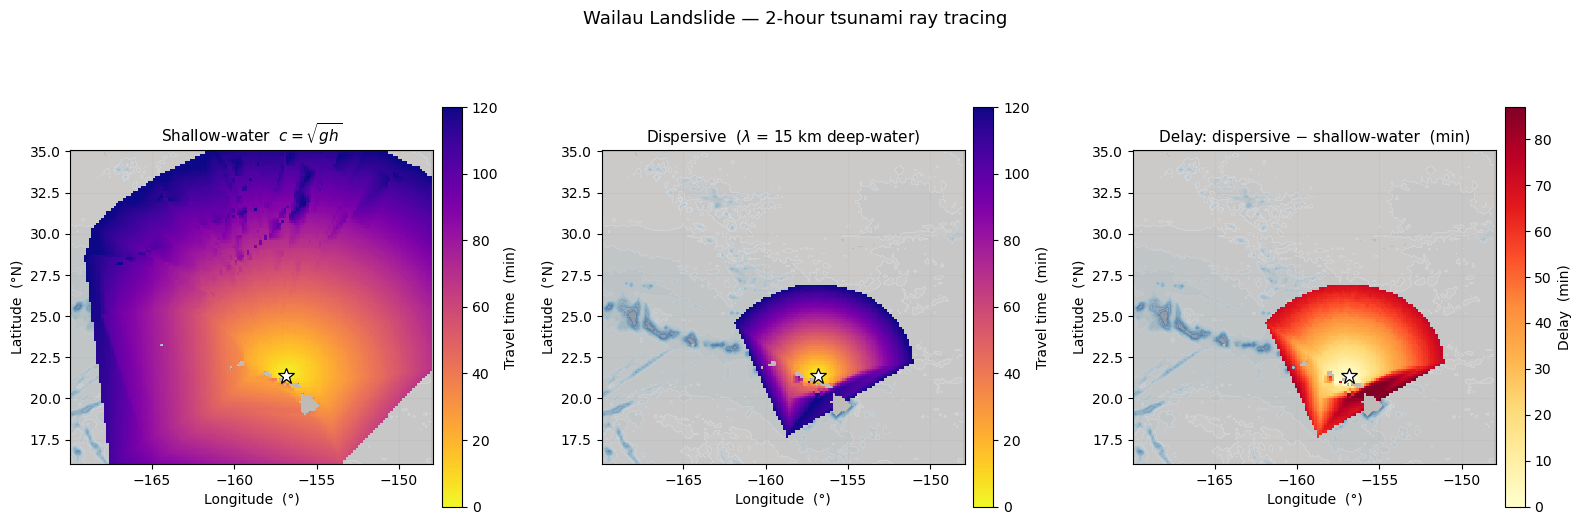
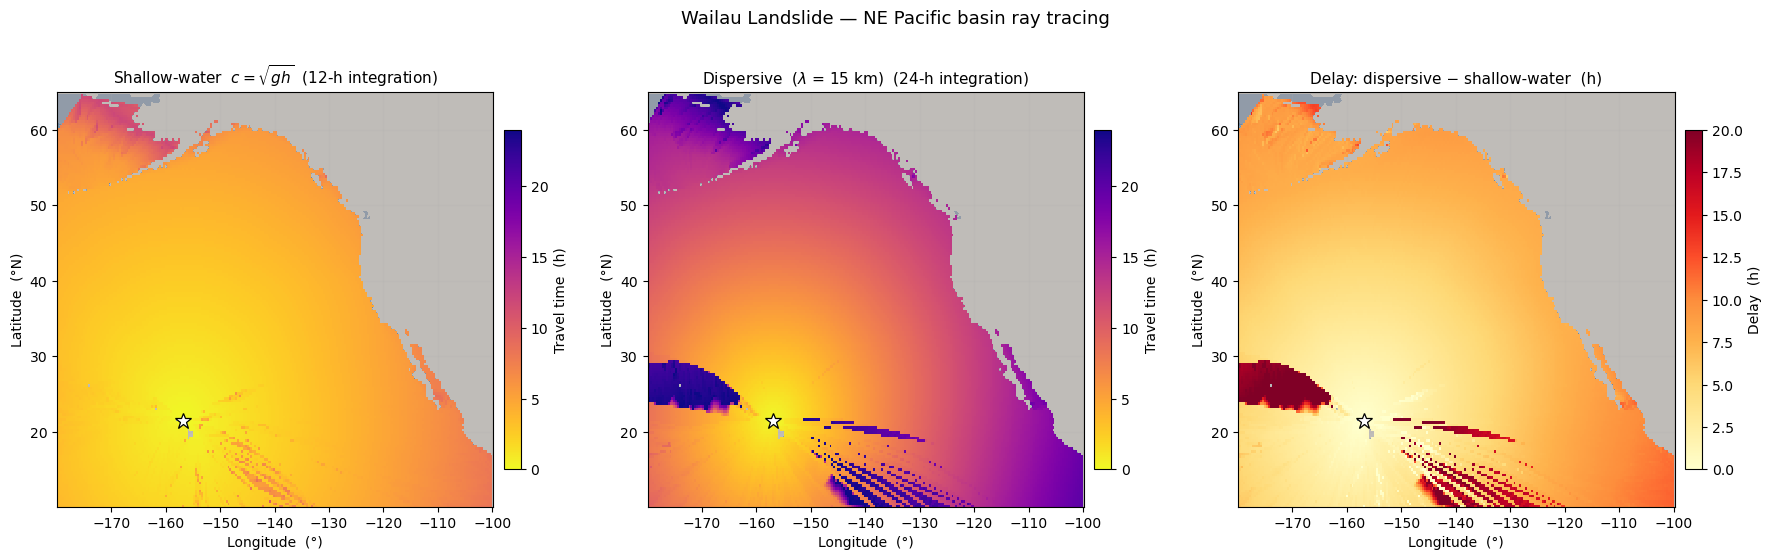
The change to this notebook cell's code, shown as a diff; its figure went from the first image to the second:
--- before
+++ after
@@ -7,18 +7,21 @@
 ocean_depth  = np.where(depth_bin > 0, depth_bin, np.nan)
 
-# ── shared colour scales ───────────────────────────────────────────────────────
-vmax_tt   = 120   # minutes
-vmax_diff = max(float(np.nanpercentile(tt_diff, 98)), 1.0)
+# ── colour scales (travel time in hours) ──────────────────────────────────────
+# Use the same 0–24 h scale for both travel-time panels so wavefront positions
+# are directly comparable; dispersive contours sit at roughly twice the hours
+# of their shallow-water counterparts.
+vmax_tt   = 24.0   # h
+vmax_diff = max(float(np.nanpercentile(tt_diff, 98)), 0.1)
 
-fig, axes = plt.subplots(1, 3, figsize=(16, 5.5))
+fig, axes = plt.subplots(1, 3, figsize=(18, 5.5))
 
-TT_MAPS = [tt_sw * 60, tt_disp * 60, tt_diff]
+TT_MAPS = [tt_sw, tt_disp, tt_diff]
 CMAPS   = ['plasma_r', 'plasma_r', 'YlOrRd']
 VMAXS   = [vmax_tt, vmax_tt, vmax_diff]
-LABELS  = ['Travel time  (min)', 'Travel time  (min)', 'Delay  (min)']
+LABELS  = ['Travel time  (h)', 'Travel time  (h)', 'Delay  (h)']
 TITLES  = [
-    r'Shallow-water  $c = \sqrt{gh}$',
-    f'Dispersive  ($\lambda$ = {LAM_WAILAU/1000:.0f} km deep-water)',
-    'Delay: dispersive − shallow-water  (min)',
+    r'Shallow-water  $c = \sqrt{gh}$  (12-h integration)',
+    f'Dispersive  ($\lambda$ = {LAM_WAILAU/1000:.0f} km)  (24-h integration)',
+    'Delay: dispersive − shallow-water  (h)',
 ]
 
@@ -26,12 +29,10 @@
         axes, TT_MAPS, CMAPS, VMAXS, TITLES, LABELS):
 
-    ax.set_facecolor('#bfbcb8')   # land / no-data areas in grey
+    ax.set_facecolor('#bfbcb8')
 
-    # Pale bathymetry contours in the ocean as spatial context
     ax.contourf(lon_bin, lat_bin, ocean_depth,
                 levels=np.linspace(0, 6000, 13), cmap='Blues_r',
                 alpha=0.25, zorder=1)
 
-    # Travel time / delay (NaN over land is transparent → shows grey background)
     pcm = ax.pcolormesh(lon_bin, lat_bin, tt_map,
                         cmap=cmap, vmin=0, vmax=vmax,
@@ -39,5 +40,4 @@
     fig.colorbar(pcm, ax=ax, label=label, pad=0.02, shrink=0.82)
 
-    # Source star
     ax.plot(SRC_LON, SRC_LAT, '*', ms=12, color='white',
             mec='black', mew=0.9, zorder=6)
@@ -48,8 +48,7 @@
     ax.set_ylabel('Latitude  (°N)', fontsize=10)
     ax.set_title(title, fontsize=11)
-    ax.set_aspect('equal')
     ax.grid(alpha=0.18)
 
-plt.suptitle("Wailau Landslide — 2-hour tsunami ray tracing", fontsize=13, y=1.01)
+plt.suptitle("Wailau Landslide — NE Pacific basin ray tracing", fontsize=13, y=1.01)
 plt.tight_layout()
 plt.show()

Commit: Update readme and dispersive example